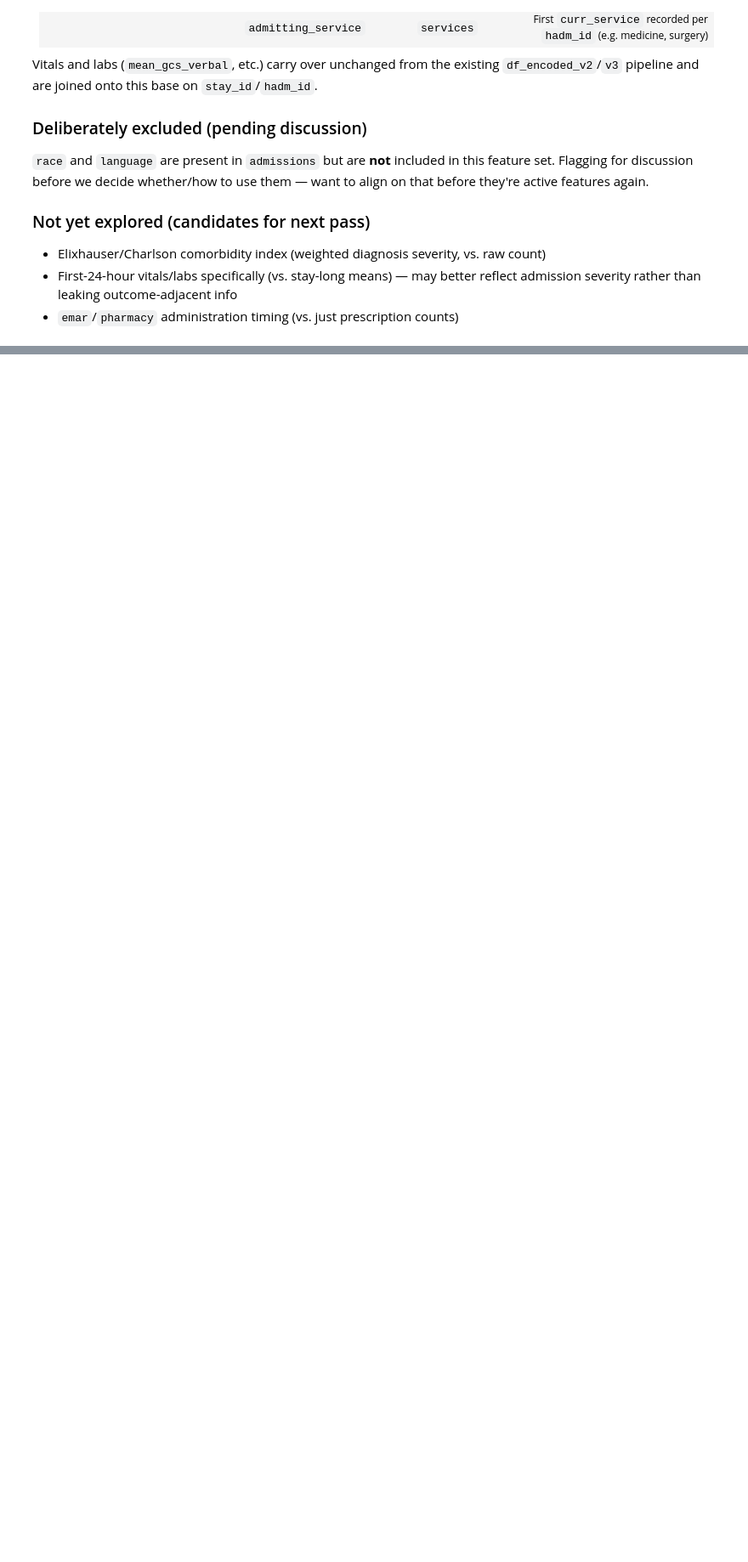
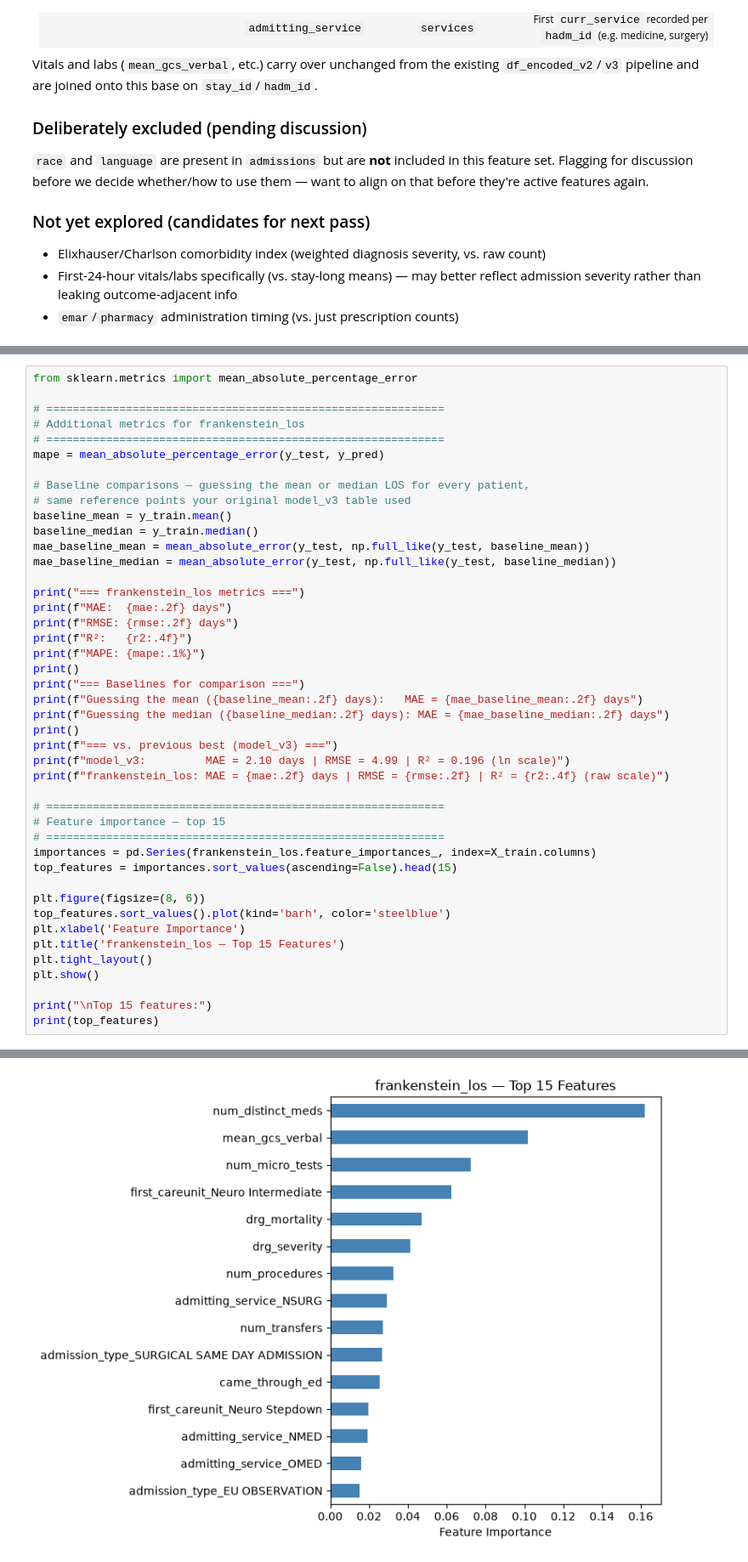
Before and after one commit to alexanderwu/MedAgent, a Jupyter notebook: notebooks/new page.ipynb, the cells around one changed output, grey strips where cells are left out. Shown at 85% size. Drawn from its saved outputs; the diff is of its cells as text; blank space fills up the shorter version.

```diff
--- a/notebooks/new page.ipynb
+++ b/notebooks/new page.ipynb
@@ -475,0 +1237,45 @@ Vitals and labs (`mean_gcs_verbal`, etc.) carry over unchanged from the existing
+# %%
+from sklearn.metrics import mean_absolute_percentage_error
+
+# ============================================================
+# Additional metrics for frankenstein_los
+# ============================================================
+mape = mean_absolute_percentage_error(y_test, y_pred)
+
+# Baseline comparisons — guessing the mean or median LOS for every patient,
+# same reference points your original model_v3 table used
+baseline_mean = y_train.mean()
+baseline_median = y_train.median()
+mae_baseline_mean = mean_absolute_error(y_test, np.full_like(y_test, baseline_mean))
+mae_baseline_median = mean_absolute_error(y_test, np.full_like(y_test, baseline_median))
+
+print("=== frankenstein_los metrics ===")
+print(f"MAE:  {mae:.2f} days")
+print(f"RMSE: {rmse:.2f} days")
+print(f"R²:   {r2:.4f}")
+print(f"MAPE: {mape:.1%}")
+print()
+print("=== Baselines for comparison ===")
+print(f"Guessing the mean ({baseline_mean:.2f} days):   MAE = {mae_baseline_mean:.2f} days")
+print(f"Guessing the median ({baseline_median:.2f} days): MAE = {mae_baseline_median:.2f} days")
+print()
+print(f"=== vs. previous best (model_v3) ===")
+print(f"model_v3:         MAE = 2.10 days | RMSE = 4.99 | R² = 0.196 (ln scale)")
+print(f"frankenstein_los: MAE = {mae:.2f} days | RMSE = {rmse:.2f} | R² = {r2:.4f} (raw scale)")
+
+# ============================================================
+# Feature importance — top 15
+# ============================================================
+importances = pd.Series(frankenstein_los.feature_importances_, index=X_train.columns)
+top_features = importances.sort_values(ascending=False).head(15)
+
+plt.figure(figsize=(8, 6))
+top_features.sort_values().plot(kind='barh', color='steelblue')
+plt.xlabel('Feature Importance')
+plt.title('frankenstein_los — Top 15 Features')
+plt.tight_layout()
+plt.show()
+
+print("\nTop 15 features:")
+print(top_features)
+# %% [output]
@@ -475,0 +1295 @@ Vitals and labs (`mean_gcs_verbal`, etc.) carry over unchanged from the existing
+[figure, added]
```
Also changed, not shown: parts of 27 cells of this notebook, 1 other file.
